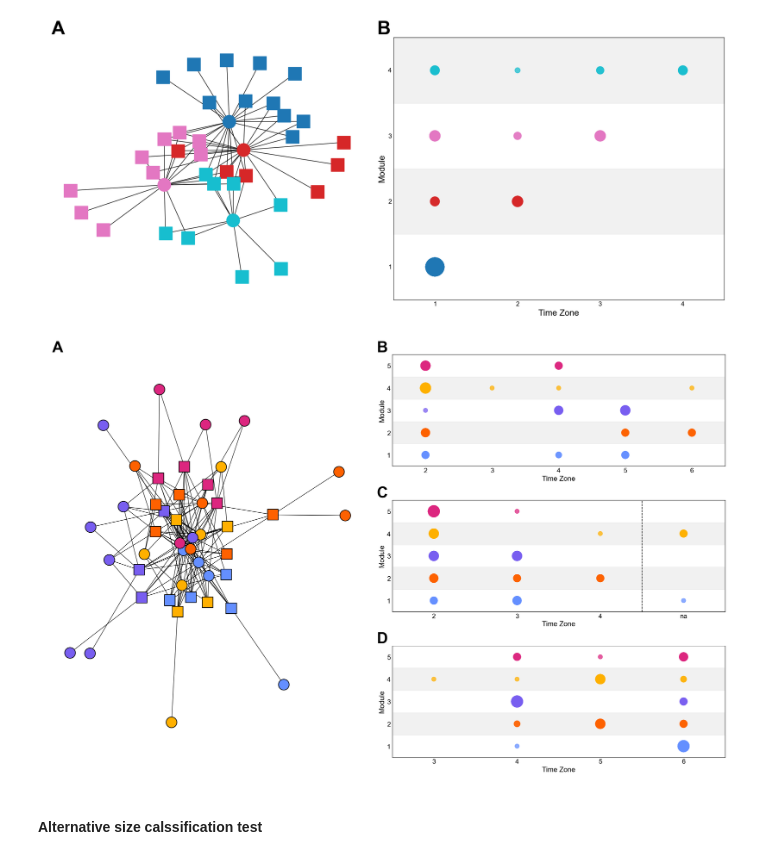
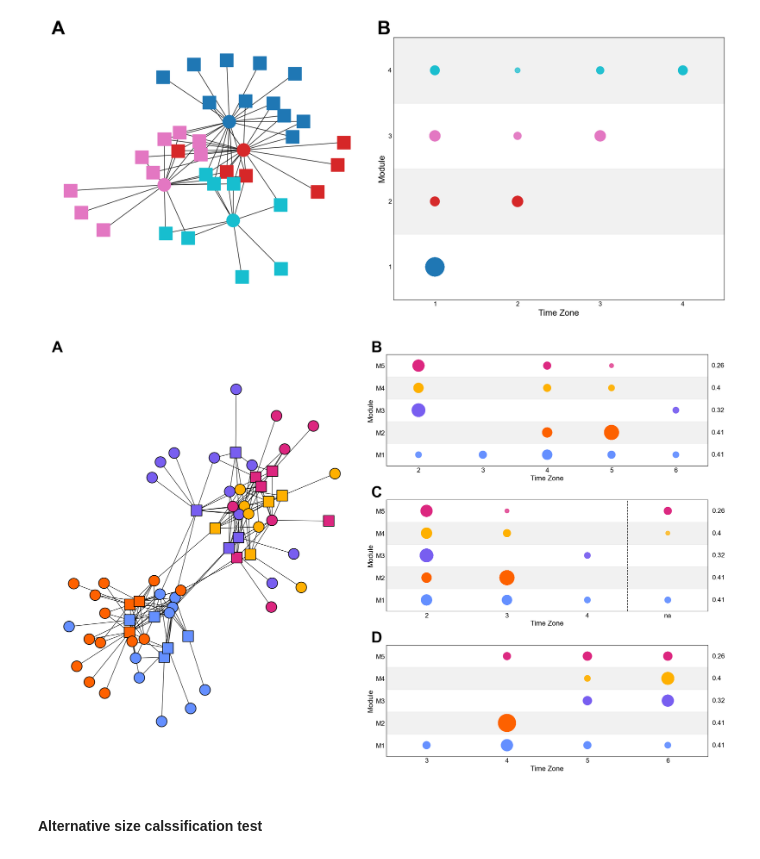
Before and after one commit to HGord2022/palaeoecology, a Jupyter notebook: infomap.ipynb, the cells around one changed output. Saved outputs shown, nothing was run; the diff lists cells and outputs as text; code cells hidden in the pictures.

Commit message:
added final figures

```diff
--- a/infomap.ipynb
+++ b/infomap.ipynb
@@ -87,7 +87,7 @@ import networkx as nx
 import numpy as np
 
 # load csv
-csv_path = "morrisonhighresedges_new.csv"
+csv_path = "taxamorrisonquarries_new.csv"
 df = pd.read_csv(csv_path)
 
 # map node names to int
@@ -96,7 +96,9 @@ node_map = {name: i for i, name in enumerate(unique_nodes)}
 reverse_node_map = {i: name for name, i in node_map.items()}
 
 # build network with infomap
-im = Infomap("--two-level --markov-time 0.3 --preferred-number-of-modules 5")
+im = Infomap("--two-level --markov-time 0.15 --preferred-number-of-modules 5 --num-trials 150")
+
+#--preferred-number-of-modules 5
 
 for _, row in df.iterrows():
     u = node_map[row["from"]]
@@ -134,7 +136,7 @@ from infomap import Infomap
 from collections import defaultdict
 
 # === Load CSV and build node mapping ===
-csv_path = "morrisonhighresedges_new.csv"
+csv_path = "taxamorrisonquarries_new.csv"
 df = pd.read_csv(csv_path)
 
 unique_nodes = pd.unique(df[['from', 'to']].values.ravel())
@@ -150,7 +152,7 @@ for _, row in df.iterrows():
     links.append((u, v, weight))
 
 # === Run Infomap once to get proposed modules ===
-im0 = Infomap("--two-level --markov-time 0.3 --preferred-number-of-modules 5 --num-trials 150 --silent")
+im0 = Infomap("--two-level --markov-time 0.15 --preferred-number-of-modules 5 --num-trials 150 --silent")
 for u, v, w in links:
     im0.add_link(u, v, w)
 im0.run()
@@ -162,7 +164,7 @@ for node in im0.nodes:
 
 # === Function to run Infomap and get modules (module_id -> set of node_ids) ===
 def run_infomap(links):
-    im = Infomap("--two-level --markov-time 0.3 --preferred-number-of-modules 5 --silent")
+    im = Infomap("--two-level --markov-time 0.15 --preferred-number-of-modules 5 --silent")
     for u, v, w in links:
         im.add_link(u, v, w)
     im.run()
@@ -659,7 +661,7 @@ import pandas as pd
 plt.rcParams['font.family'] = 'Arial'
 
 # === Define custom hex colours ===
-custom_colors = ['#648FFF', '#FE6100', '#785EF0', '#FFB000', '#DC267F']
+custom_colors = ['#648FFF', '#FE6100', '#785EF0', '#FFB000', '#DC267F', '#009E73', '#F0E442', '#0072B2']
 
 # Build zone_maps for all time schemes
 time_cols = ["time_foster", "time_turner", "time_maidment"]
@@ -754,36 +756,42 @@ for i, time_col in enumerate(time_cols):
 
     # Draw vertical line before 'na' for turner
     if time_col == "time_turner":
         for key, val in zone_map.items():
             if str(key).lower() == "na":
                 ax.axvline(x=val - 0.5, color="black", linestyle="--", linewidth=1.3)
                 break
 
     ax.set_ylabel("Module", fontsize=16)
     ax.set_title(letter_dict[i + 1], y=1, x=-0.03, fontsize=35, fontweight='bold')
     ax.set_xticks(list(zone_map.values()))
     ax.set_xticklabels(
         [str(int(x)) if isinstance(x, (int, float)) and x == int(x) else str(x) for x in zone_map.keys()],
         fontsize=15
     )
     ax.set_yticks(module_ids)
-    ax.set_yticklabels(module_ids, fontsize=15)
+    ax.set_yticklabels([f"M{m}" for m in module_ids], fontsize=15)
+
+    # === Add external module numbers to the right of the plot ===
+    xmax = max(zone_map.values()) + 0.5
+    for i in range(len(module_ids)):
+        ax.text(xmax+0.05, module_ids[i], round(average_similarities[i+1],2), va='center', fontsize=15)
+
     ax.tick_params(axis='both', which='both', length=0)
     ax.set_ylim(min(module_ids) - 0.5, max(module_ids) + 0.5)
     ax.grid(False)
     ax.set_xlabel("Time Zone", fontsize=16)
 
     zones = list(zone_map.values())
     buffer = 0.5  # Adjust as needed (e.g. 1 for bigger gaps)
     ax.set_xlim(min(zones) - buffer, max(zones) + buffer)
 
 plt.tight_layout()
 plt.show()
 
 # Save the final plot
-fig.savefig("morrison_final_classifications_1run.png", dpi=1200, bbox_inches='tight')
+fig.savefig("morrison_final_taxonomic_0.15markov.png", dpi=600, bbox_inches='tight')
 # %% [output]
-[figure, old version]
+[figure, new version]
 # %%
 time_col= "time" # one of: 'foster', 'turner', 'maidment'
 
```
Also changed, not shown: parts of 2 cells of this notebook, 19 other files.
